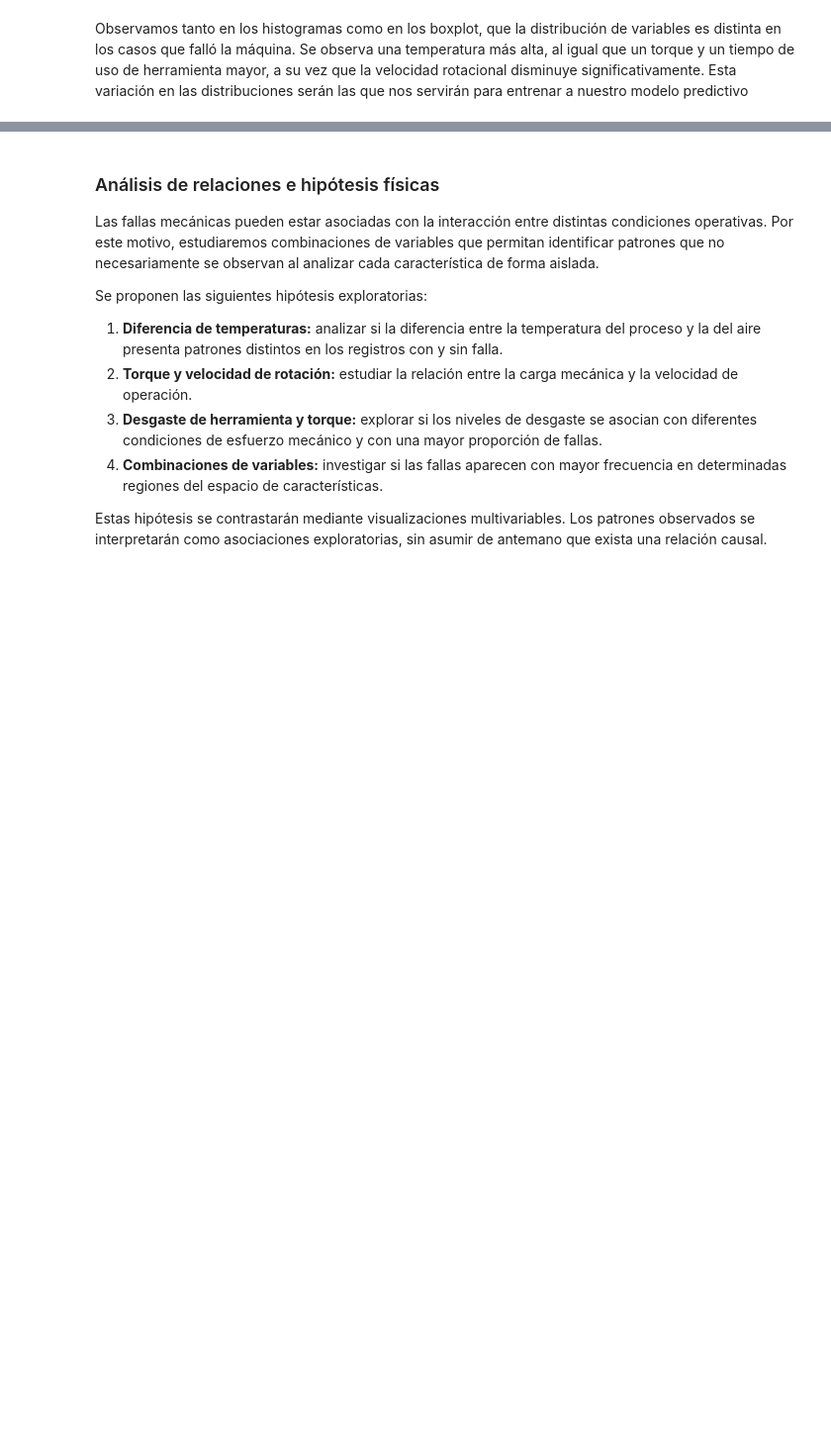
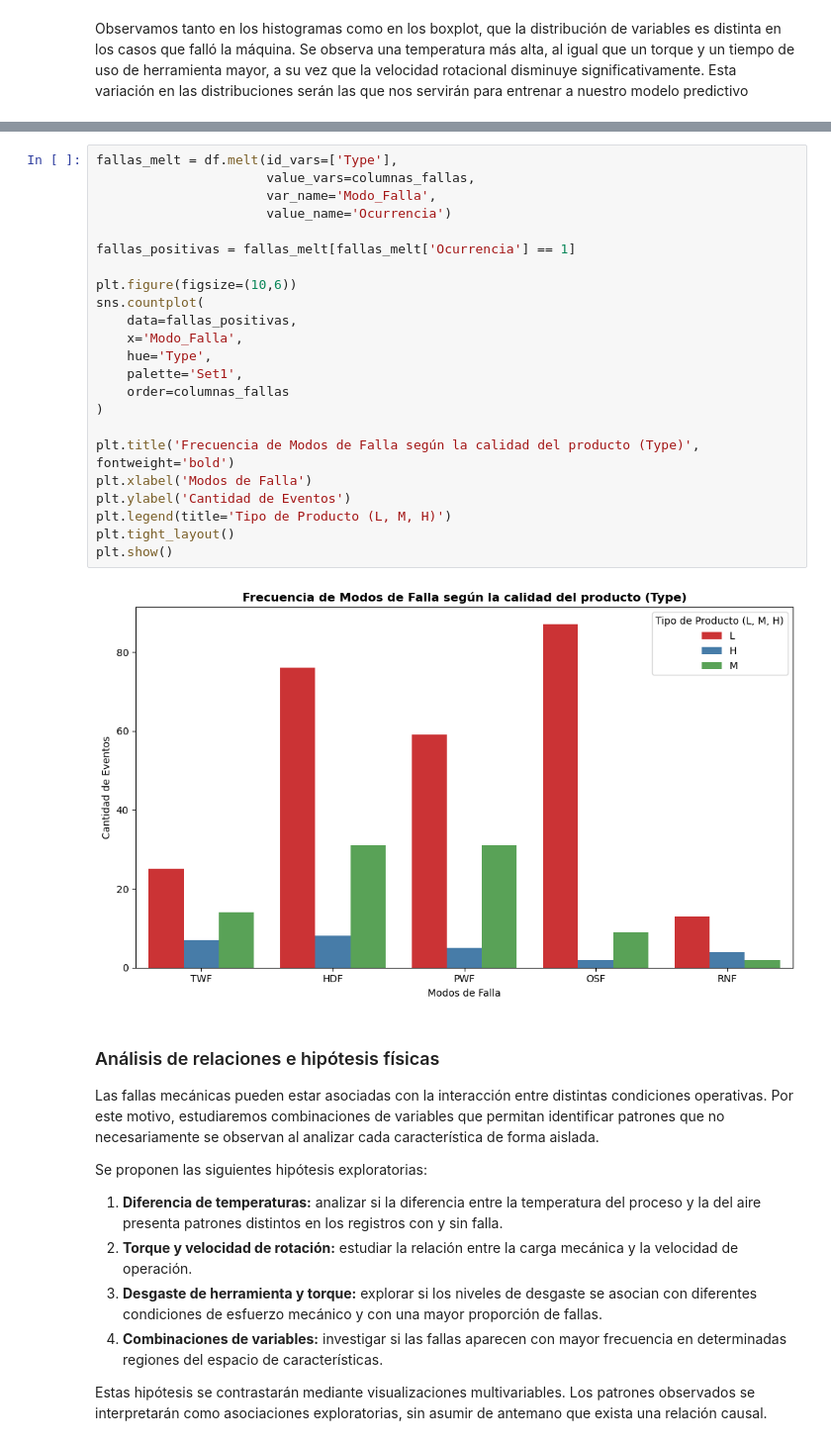
Before and after one commit to rubiosanti3-arch/Proyecto-Final-YPF-DS---Grupo-8, a Jupyter notebook: data_pipeline.ipynb, the cells around one changed output, grey strips where cells are left out. Shown at 99% size. Drawn from its saved outputs; the diff is of its cells as text; blank space fills up the shorter version.

```diff
--- a/data_pipeline.ipynb
+++ b/data_pipeline.ipynb
@@ -397,3 +397,28 @@ Observamos tanto en los histogramas como en los boxplot, que la distribución de
+# %%
+fallas_melt = df.melt(id_vars=['Type'],
+                      value_vars=columnas_fallas,
+                      var_name='Modo_Falla',
+                      value_name='Ocurrencia')
+
+fallas_positivas = fallas_melt[fallas_melt['Ocurrencia'] == 1]
+
+plt.figure(figsize=(10,6))
+sns.countplot(
+    data=fallas_positivas,
+    x='Modo_Falla',
+    hue='Type',
+    palette='Set1',
+    order=columnas_fallas
+)
+
+plt.title('Frecuencia de Modos de Falla según la calidad del producto (Type)', fontweight='bold')
+plt.xlabel('Modos de Falla')
+plt.ylabel('Cantidad de Eventos')
+plt.legend(title='Tipo de Producto (L, M, H)')
+plt.tight_layout()
+plt.show()
+# %% [output]
+[figure, added]
 # %% [markdown]
 ### Análisis de relaciones e hipótesis físicas
 
```
Also changed, not shown: parts of 13 cells of this notebook.
